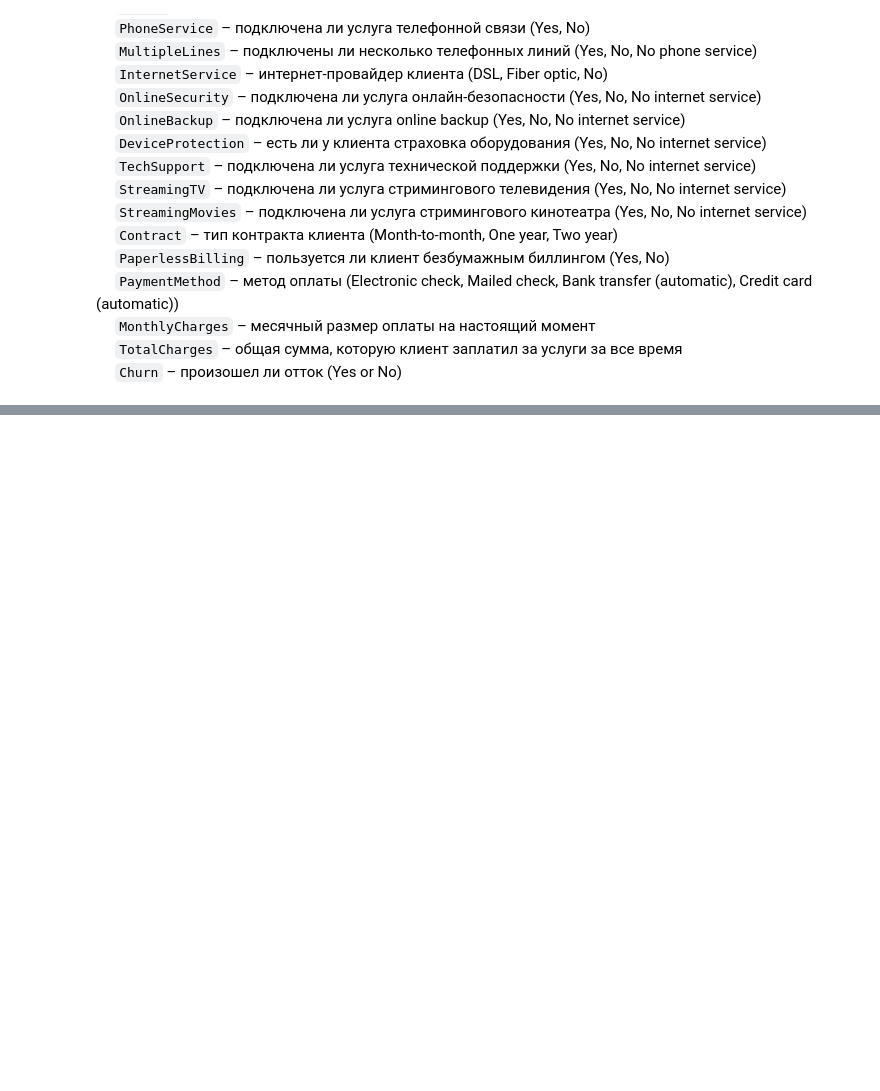
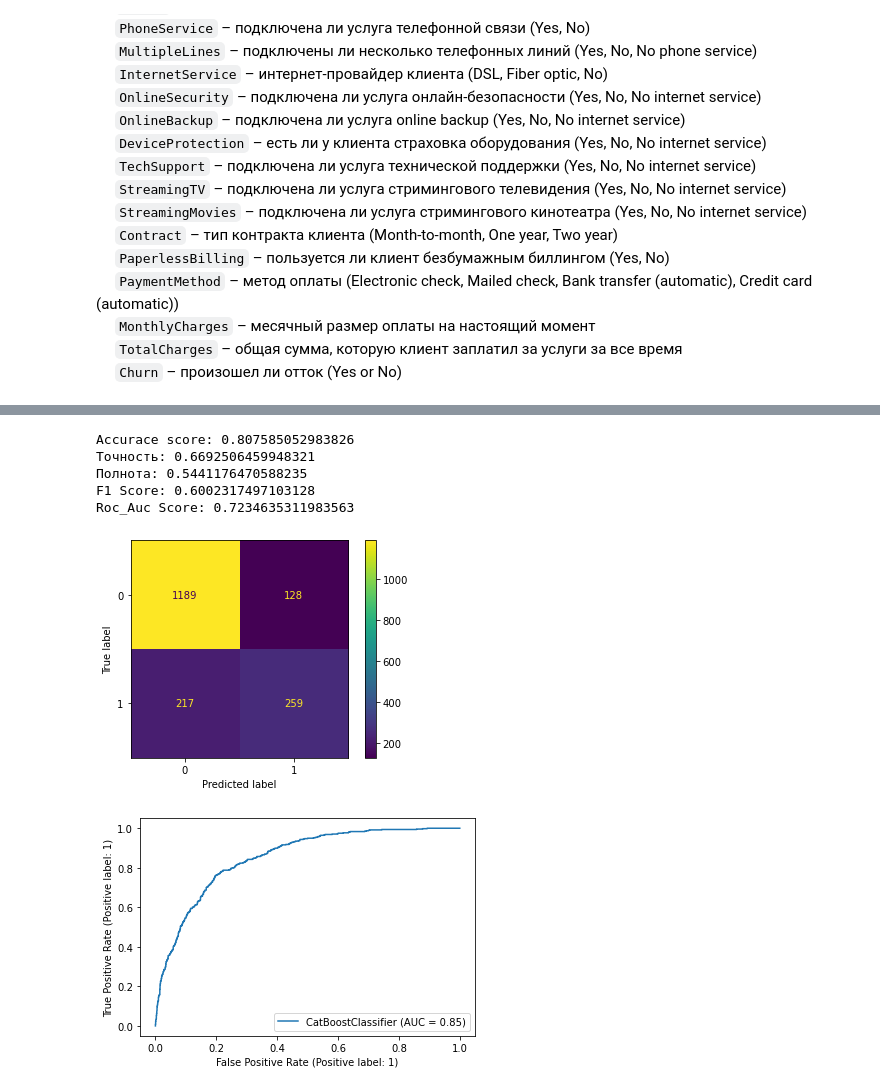
Before and after one commit to vorontsovdg/SB_CourceworkML_1, a Jupyter notebook: CourceWork_Analytics.ipynb, the cells around one changed output, grey strips where cells are left out. Saved outputs shown, nothing was run; the diff lists cells and outputs as text; code cells hidden in the pictures; blank space fills up the shorter version.

```diff
--- a/CourceWork_Analytics.ipynb
+++ b/CourceWork_Analytics.ipynb
@@ -199,0 +184,14 @@ F1 Score: 0.5403422982885085
+# %%
+df[num_columns] = sc.fit_transform(df[num_columns])
+# %%
+cat_features_ids = np.where(df.apply(pd.Series.nunique) < 5)[0].tolist()
+# %%
+x_train, x_test, y_train, y_test = train_test_split(df, Y, test_size=VAL_SIZE, shuffle=True, random_state=RANDOM_SEED, stratify=Y)
+# %%
+cbc.fit(x_train, y_train,
+          cat_features=cat_features_ids,
+          eval_set=(x_test, y_test),
+          verbose_eval=100,
+          use_best_model=True,
+          plot=True
+          )
@@ -199,0 +220,10 @@ F1 Score: 0.5403422982885085
+# %%
+eval_model(cbc, x_test, y_test)
+# %% [output]
+Accurace score: 0.807585052983826
+Точность: 0.6692506459948321
+Полнота: 0.5441176470588235
+F1 Score: 0.6002317497103128
+Roc_Auc Score: 0.7234635311983563
+[figure, added]
+[figure, added]
```
Also changed, not shown: parts of 30 cells of this notebook.
